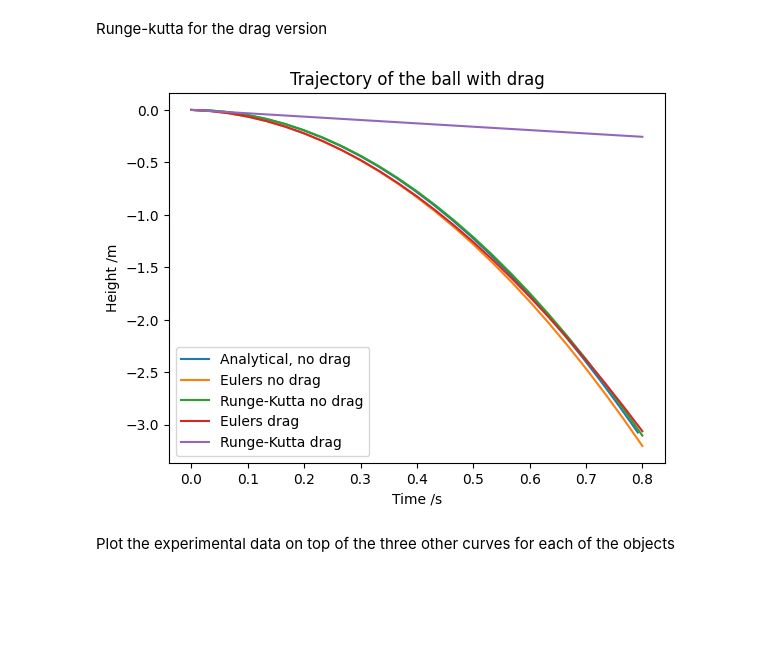
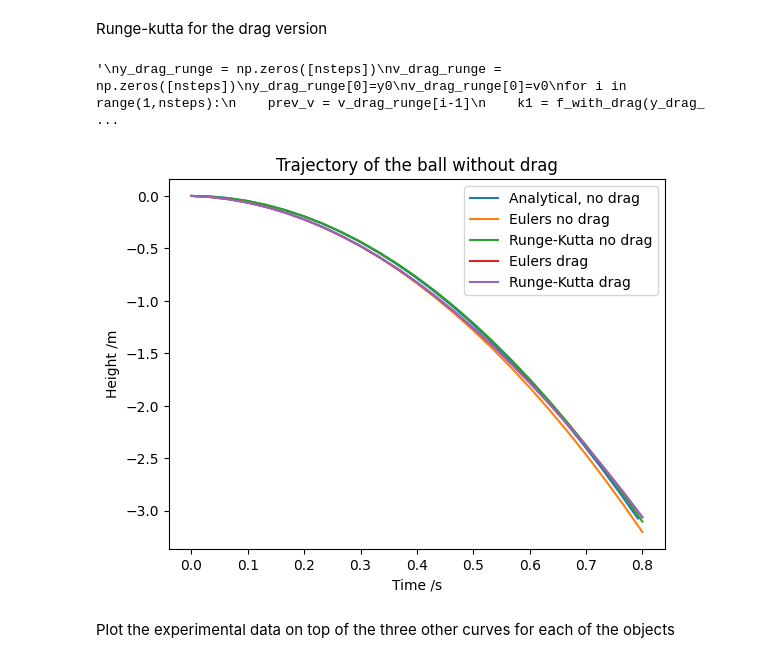
Before and after one commit to labibdotc/Simulated_ball_dropping, a Jupyter notebook: Project1.ipynb, the cells around one changed output. Cells and saved outputs as stored; diff of their text form; code cells hidden in the pictures; blank space fills up the shorter version.

````diff
--- a/Project1.ipynb
+++ b/Project1.ipynb
@@ -92,21 +86,32 @@ y_runge = np.zeros([nsteps])
 ```
 
 Define first order ODE of dy/dx
-# %%
-def f(t,y):
-  return v0 + g*t
+# %%
+def f(t,y, v):
+  # v here is an unecessary variable, placed to keep syntax agreement with future functions that require
+  # the use of a numerically estimated current velocity
+  return v0 + g*t
 # %% [markdown]
 Main loop, where we successively update velocity and time according to the Euler rule
 # %%
-y_runge[0]=y0
-v_runge[0]=v0
-for i in range(1,nsteps):
-    k1 = f(t[i-1], y[i-1])
-    h = dt # formula naming convention
-    k2 = f(t[i-1] + (h/2), y_runge[i-1]+(h*k1/2))
-    k3 = f(t[i-1] + (h/2), y_runge[i-1]+(h*k2/2))
-    k4 = f(t[i-1] + h, y_runge[i-1]+(h*k3))
-    y_runge[i] = y_runge[i-1]+ (h/6)*(k1+2*k2+2*k3+k4)
+def runge_y(v0, y0, t, dt, f,):
+    #depending on the function f passed to runge_y, there may or may not be drag.
+    # y and v are labelled with "drag" in the function language to indicate that it is possible to include drag.
+    y_drag_runge = np.zeros([nsteps])
+    v_drag_runge = np.zeros([nsteps])
+    y_drag_runge[0]=y0
+    v_drag_runge[0]=v0
+    for i in range(1,nsteps):
+        prev_v = v_drag_runge[i-1]
+        k1 = f(t[i-1], y_drag_runge[i-1], prev_v)
+        h = dt # formula naming convention
+        k2 = f(t[i-1] + (h/2), y_drag_runge[i-1]+(h*k1/2), prev_v)
+        k3 = f(t[i-1] + (h/2), y_drag_runge[i-1]+(h*k2/2), prev_v)
+        k4 = f(t[i-1] + h, y_drag_runge[i-1]+(h*k3), prev_v)
+        y_drag_runge[i] = y_drag_runge[i-1]+ (h/6)*(k1+2*k2+2*k3+k4)
+        v_drag_runge[i] = f(t[i-1], y_drag_runge[i-1], prev_v)
+    return y_drag_runge
+y_runge = runge_y(v0,y0,t,dt, f)
 # %%
 #trying indexing differently:
 #also works but unecessary now that I fixed the first one
@@ -255,4 +255,7 @@ y_drag_runge = np.zeros([nsteps])
 # %%
+"""
+y_drag_runge = np.zeros([nsteps])
+v_drag_runge = np.zeros([nsteps])
 y_drag_runge[0]=y0
 v_drag_runge[0]=v0
 for i in range(1,nsteps):
@@ -263,20 +266,19 @@ for i in range(1,nsteps):
     k3 = f_with_drag(t[i-1] + (h/2), y_drag_runge[i-1]+(h*k2/2), prev_v)
     k4 = f_with_drag(t[i-1] + h, y_drag_runge[i-1]+(h*k3), prev_v)
     y_drag_runge[i] = y_drag_runge[i-1]+ (h/6)*(k1+2*k2+2*k3+k4)
+"""
+# %% [output]
+'\ny_drag_runge = np.zeros([nsteps])\nv_drag_runge = np.zeros([nsteps])\ny_drag_runge[0]=y0\nv_drag_runge[0]=v0\nfor i in range(1,nsteps):\n    prev_v = v_drag_runge[i-1]\n    k1 = f_with_drag(y_drag_ ...
 # %%
 plt.plot(times,heights, label = 'Analytical, no drag')
 plt.plot(t,y, label = 'Eulers no drag')
 plt.plot(t,y_runge, label = 'Runge-Kutta no drag')
 plt.plot(t,y_drag, label = 'Eulers drag')
 plt.plot(t,y_drag_runge, label = 'Runge-Kutta drag')
 #plt.plot(times,heights_drag, label = 'Analytical, drag')
-plt.title('Trajectory of the ball with drag')
-plt.xlabel('Time /s')
-plt.ylabel('Height /m')
-plt.legend()
-plt.show()
+show_plot()
 # %% [output]
-[figure, old version]
+[figure, new version]
 # %% [markdown]
 Plot the experimental data on top of the three other curves for each of the objects
 # %%
````
Also changed, not shown: parts of 12 cells of this notebook.
